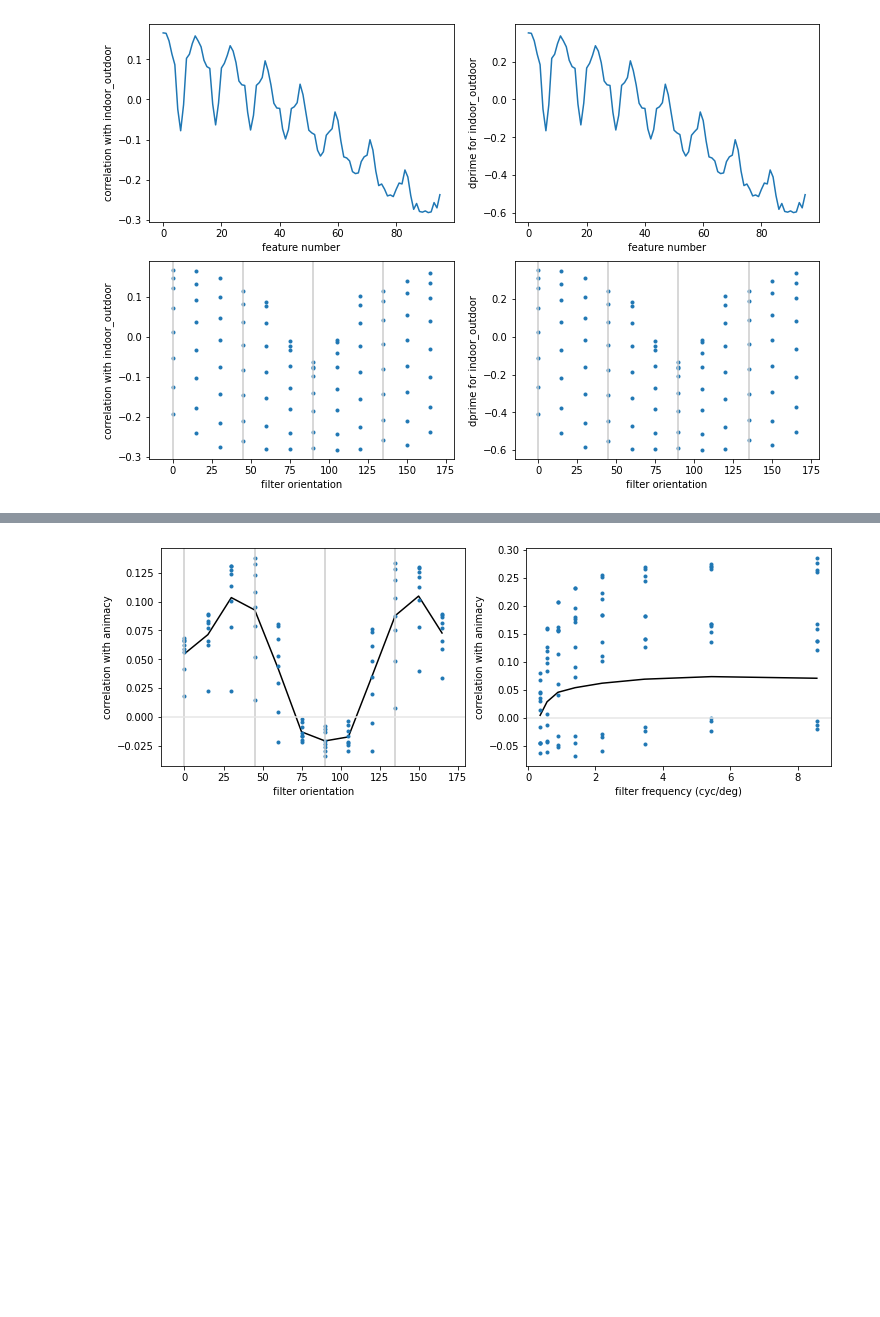
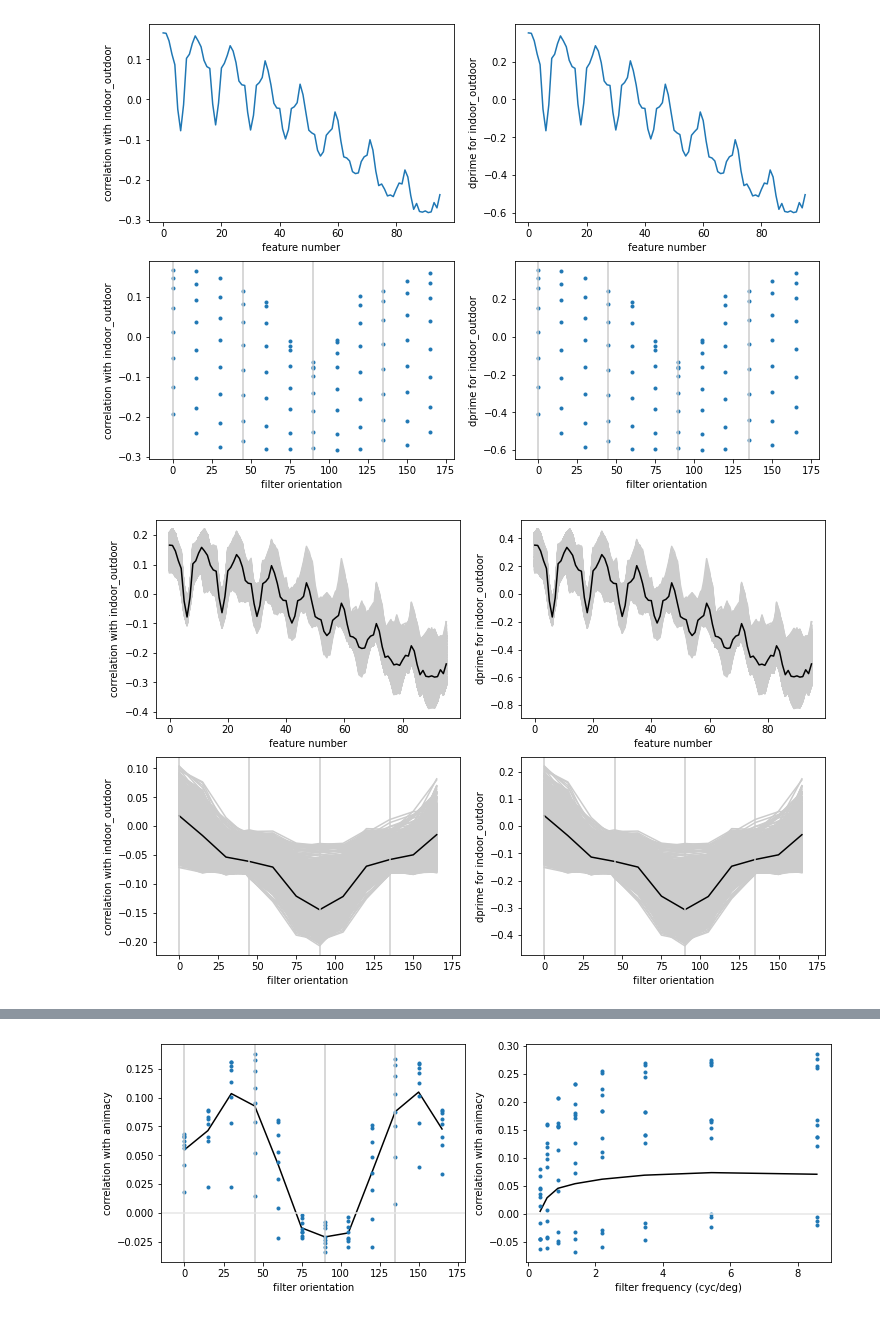
Before and after one commit to mmhenderson/modfit, a Jupyter notebook: notebooks/other_analyses/gabor_feature_semantic_corr.ipynb, the cells around one changed output, grey strips where cells are left out. Cells and saved outputs as stored; diff of their text form; code cells hidden in the pictures; blank space fills up the shorter version.

```diff
--- a/notebooks/other_analyses/gabor_feature_semantic_corr.ipynb
+++ b/notebooks/other_analyses/gabor_feature_semantic_corr.ipynb
@@ -178,3 +178,42 @@ for ii in np.arange(0,180,45):
     plt.axvline(ii, color=[0.8, 0.8, 0.8])
 # %% [output]
 [figure]
+# %%
+dd = 1;
+
+plt.figure(figsize=(12,8));
+
+plt.subplot(2,2,1)
+plt.plot(corr_result_list[dd], color = [0.8, 0.8, 0.8])
+plt.plot(np.mean(corr_result_list[dd], axis=1), color='k')
+plt.xlabel('feature number');
+plt.ylabel('correlation with %s'%discrim_type_list[dd]);
+
+plt.subplot(2,2,2)
+plt.plot(dprime_result_list[dd], color = [0.8, 0.8, 0.8])
+plt.plot(np.mean(dprime_result_list[dd], axis=1), color='k')
+plt.xlabel('feature number');
+plt.ylabel('dprime for %s'%discrim_type_list[dd]);
+
+
+plt.subplot(2,2,3)
+mean_each_orient = np.mean(np.reshape(corr_result_list[dd],[n_sf, n_ori, n_prfs]), axis=0);
+plt.plot(orient_vals_deg, mean_each_orient, color=[0.8, 0.8, 0.8])
+plt.plot(orient_vals_deg, np.mean(mean_each_orient, axis=1), color='k')
+plt.xlabel('filter orientation');
+plt.ylabel('correlation with %s'%discrim_type_list[dd]);
+plt.xlim([-15, 180])
+for ii in np.arange(0,180,45):
+    plt.axvline(ii, color=[0.8, 0.8, 0.8])
+
+plt.subplot(2,2,4)
+mean_each_orient = np.mean(np.reshape(dprime_result_list[dd],[n_sf, n_ori, n_prfs]), axis=0);
+plt.plot(orient_vals_deg, mean_each_orient, color=[0.8, 0.8, 0.8])
+plt.plot(orient_vals_deg, np.mean(mean_each_orient, axis=1), color='k')
+plt.xlabel('filter orientation');
+plt.ylabel('dprime for %s'%discrim_type_list[dd]);
+plt.xlim([-15, 180])
+for ii in np.arange(0,180,45):
+    plt.axvline(ii, color=[0.8, 0.8, 0.8])
+# %% [output]
+[figure, added]
```
Also changed, not shown: parts of 8 cells of this notebook, 6 other files.
